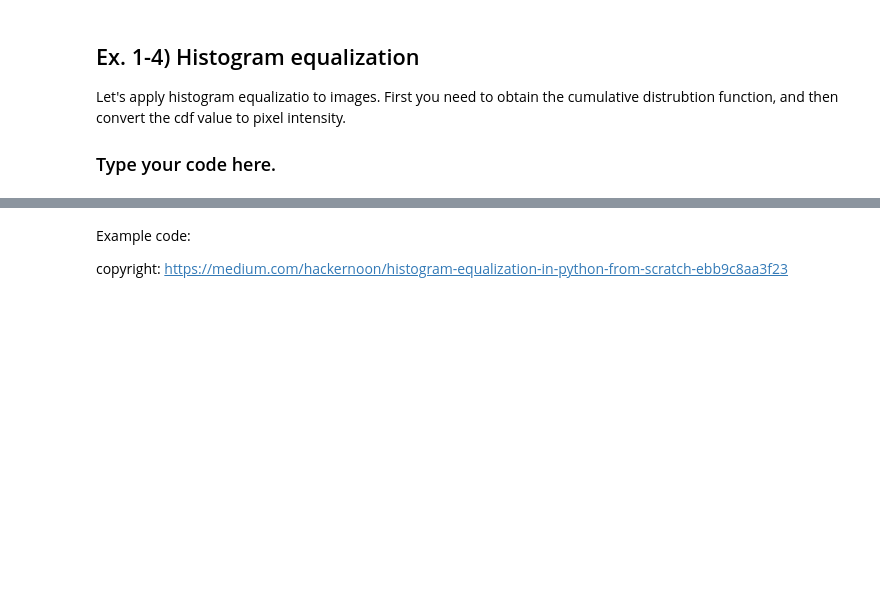
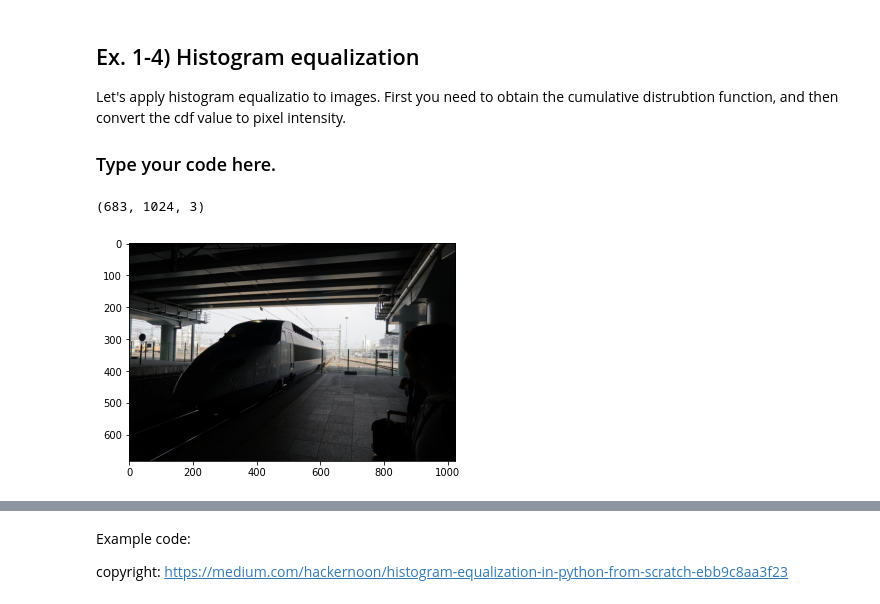
Before and after one commit to Unu-tech/school, a Jupyter notebook: Computer_Vision/class3/class3-ex1-4.ipynb, the cells around one changed output, grey strips where cells are left out. Saved outputs shown, nothing was run; the diff lists cells and outputs as text; code cells hidden in the pictures; blank space fills up the shorter version.

```diff
--- a/Computer_Vision/class3/class3-ex1-4.ipynb
+++ b/Computer_Vision/class3/class3-ex1-4.ipynb
@@ -3,3 +3,21 @@
 Let's apply histogram equalizatio to images. First you need to obtain the cumulative distrubtion function, and then convert the cdf value to pixel intensity.
 
 ### Type your code here.
+# %%
+import os
+
+import matplotlib.pyplot as plt
+import numpy as np
+from PIL import Image
+from utils import rgb_to_hsv, hsv_to_rgb
+
+img_path = "./in/dark.jpg"
+
+img = Image.open(img_path)
+
+imgplot = plt.imshow(img)
+rgb_img = np.asarray(img)
+print(rgb_img.shape)
+# %% [output]
+(683, 1024, 3)
+[figure, added]
```
Also changed, not shown: parts of 14 cells of this notebook, 9 other files.
